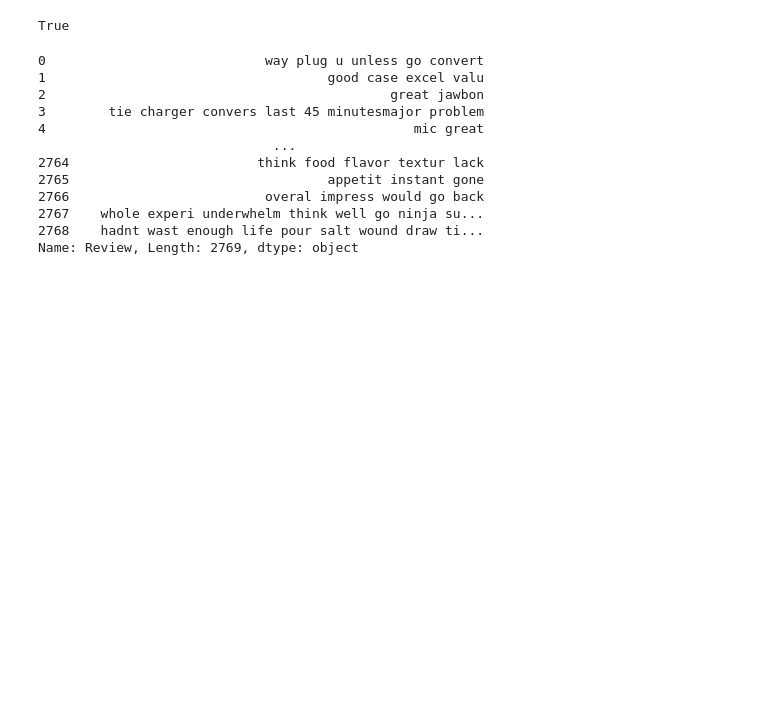
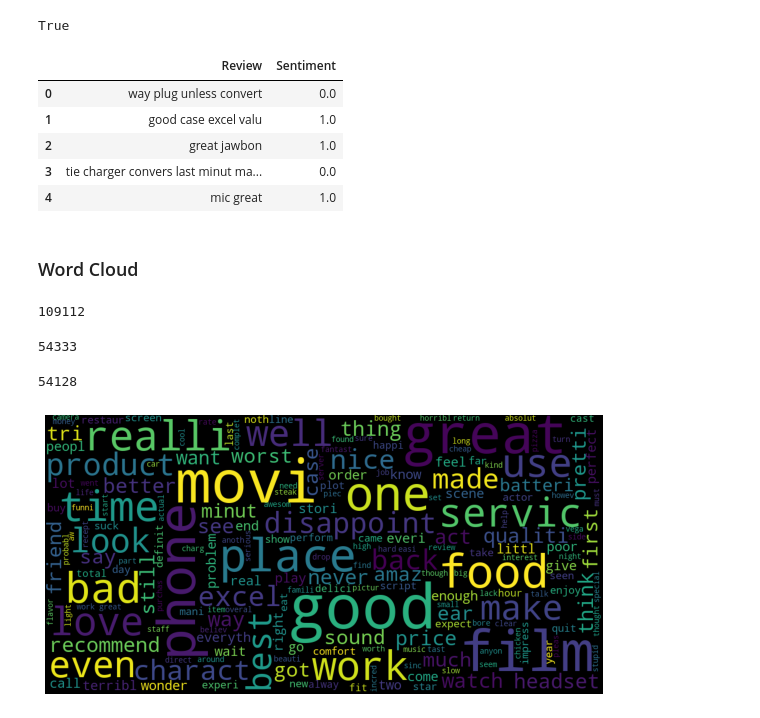
Before and after one commit to mariaaak/NLP---Sentiment-Analysis, a Jupyter notebook: Sentiment Analysis .ipynb, the cells around one changed output. Cells and saved outputs as stored; diff of their text form; code cells hidden in the pictures; blank space fills up the shorter version.

```diff
--- a/Sentiment Analysis .ipynb
+++ b/Sentiment Analysis .ipynb
@@ -73,17 +93,38 @@ True
 lemma=WordNetLemmatizer()
 stemmer=SnowballStemmer('english')
 
-data_df['Review']=data_df['Review'].apply(lambda x: ' '.join([stemmer.stem(lemma.lemmatize(word)) for word in x.split() if word not in stopwords.words('english')]))
+data_df['Review']=data_df['Review'].apply(lambda x: ' '.join([stemmer.stem(lemma.lemmatize(word)) for word in x.split()]))
+data_df.head()
 # %% [output]
-0                            way plug u unless go convert
-1                                    good case excel valu
-2                                            great jawbon
-3        tie charger convers last 45 minutesmajor problem
-4                                               mic great
-                              ...
-2764                        think food flavor textur lack
-2765                                 appetit instant gone
-2766                         overal impress would go back
-2767    whole experi underwhelm think well go ninja su...
-2768    hadnt wast enough life pour salt wound draw ti...
-Name: Review, Length: 2769, dtype: object
+|  | Review | Sentiment |
+| 0 | way plug unless convert | 0.0 |
+| 1 | good case excel valu | 1.0 |
+| 2 | great jawbon | 1.0 |
+| 3 | tie charger convers last minut ma... | 0.0 |
+| 4 | mic great | 1.0 |
+# %% [markdown]
+### Word Cloud
+# %%
+all_words = ' '.join([words for words in data_df['Review']])
+len(all_words)
+# %% [output]
+109112
+# %%
+positive_words = ' '.join([words for words in data_df[data_df['Sentiment']==1]['Review']])
+len(positive_words)
+# %% [output]
+54333
+# %%
+negative_words = ' '.join([words for words in data_df[data_df['Sentiment']==0]['Review']])
+len(negative_words)
+# %% [output]
+54128
+# %%
+from wordcloud import WordCloud
+wordcloud = WordCloud(width=1000,height=500,random_state=21, max_font_size=110).generate(all_words)
+plt.figure(figsize=(10,7))
+plt.imshow(wordcloud)
+plt.axis('off')
+plt.show()
+# %% [output]
+[figure, added]
```
Also changed, not shown: parts of 31 cells of this notebook.
